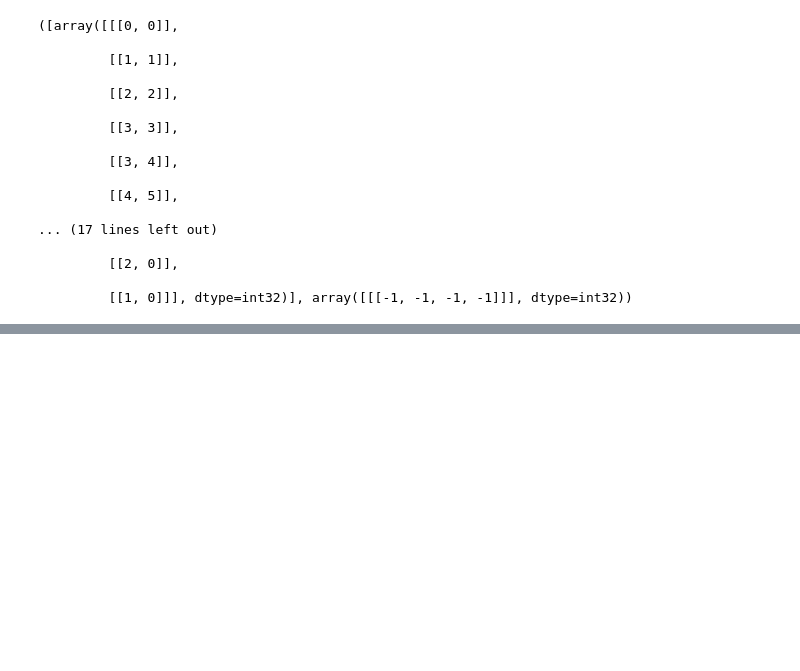
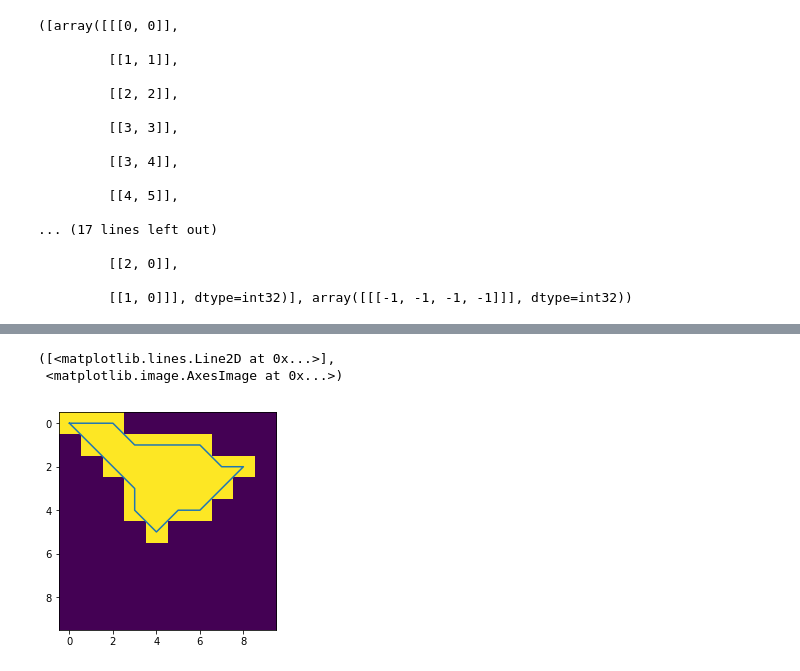
Before and after one commit to jurrriaan/UNOSAT-Challenge, a Jupyter notebook: mask2polygon.ipynb, the cells around one changed output, grey strips where cells are left out. Cells and saved outputs as stored; diff of their text form; code cells hidden in the pictures; blank space fills up the shorter version.

```diff
--- a/mask2polygon.ipynb
+++ b/mask2polygon.ipynb
@@ -112,0 +144,6 @@ contours, hierarchy
+# %%
+plt.plot(*test_polygon_reconstructed.exterior.xy), plt.imshow(test_mask)
+# %% [output]
+([<matplotlib.lines.Line2D at 0x...>],
+ <matplotlib.image.AxesImage at 0x...>)
+[figure, added]
```
Also changed, not shown: parts of 4 cells of this notebook.
